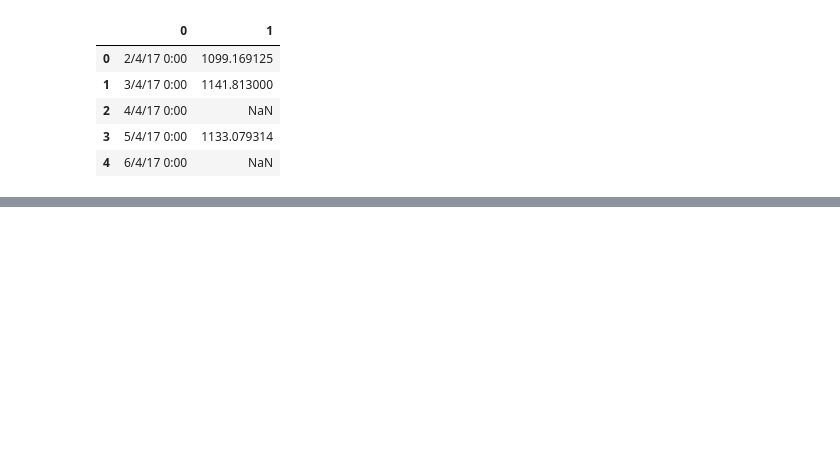
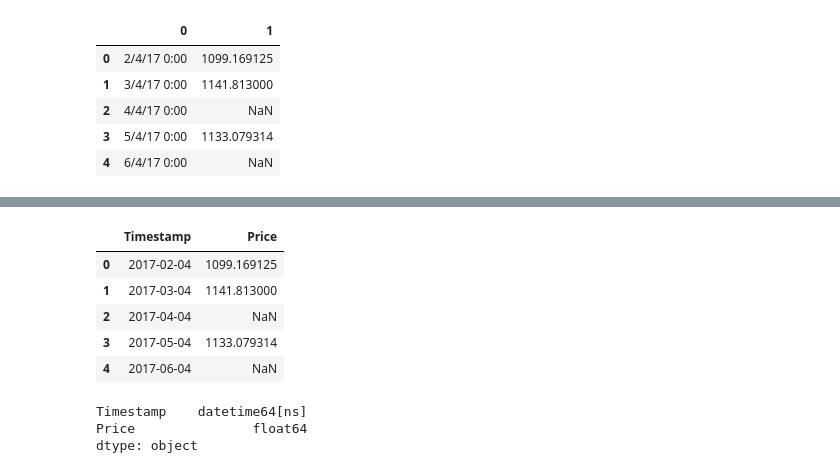
Before and after one commit to muhammadhananbaloch/Data-Analysis, a Jupyter notebook: Reading Data/Reading Data Introduction.ipynb, the cells around one changed output, grey strips where cells are left out. Saved outputs shown, nothing was run; the diff lists cells and outputs as text; code cells hidden in the pictures; blank space fills up the shorter version.

```diff
--- a/Reading Data/Reading Data Introduction.ipynb
+++ b/Reading Data/Reading Data Introduction.ipynb
@@ -232,0 +308,17 @@ df.head()
+# %%
+df['Timestamp'] = pd.to_datetime(df['Timestamp'])
+# %%
+df.head()
+# %% [output]
+|  | Timestamp | Price |
+| 0 | 2017-02-04 | 1099.169125 |
+| 1 | 2017-03-04 | 1141.813000 |
+| 2 | 2017-04-04 | NaN |
+| 3 | 2017-05-04 | 1133.079314 |
+| 4 | 2017-06-04 | NaN |
+# %%
+df.dtypes
+# %% [output]
+Timestamp    datetime64[ns]
+Price               float64
+dtype: object
```
Also changed, not shown: parts of 10 cells of this notebook.
